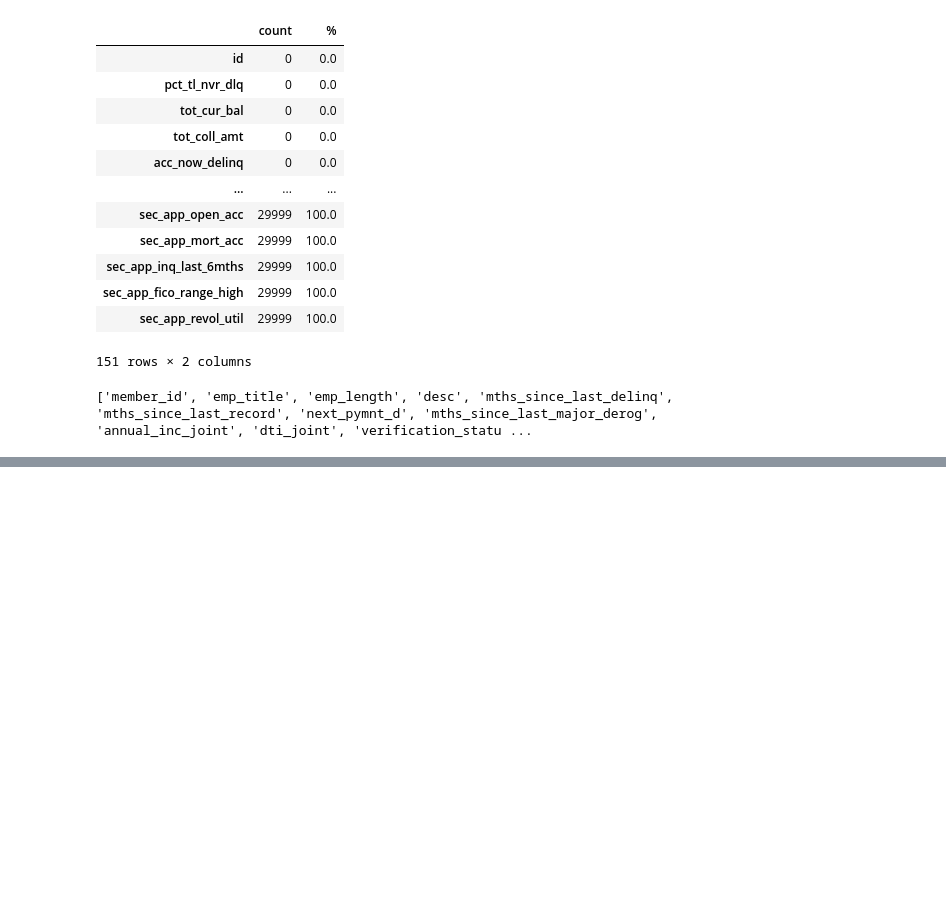
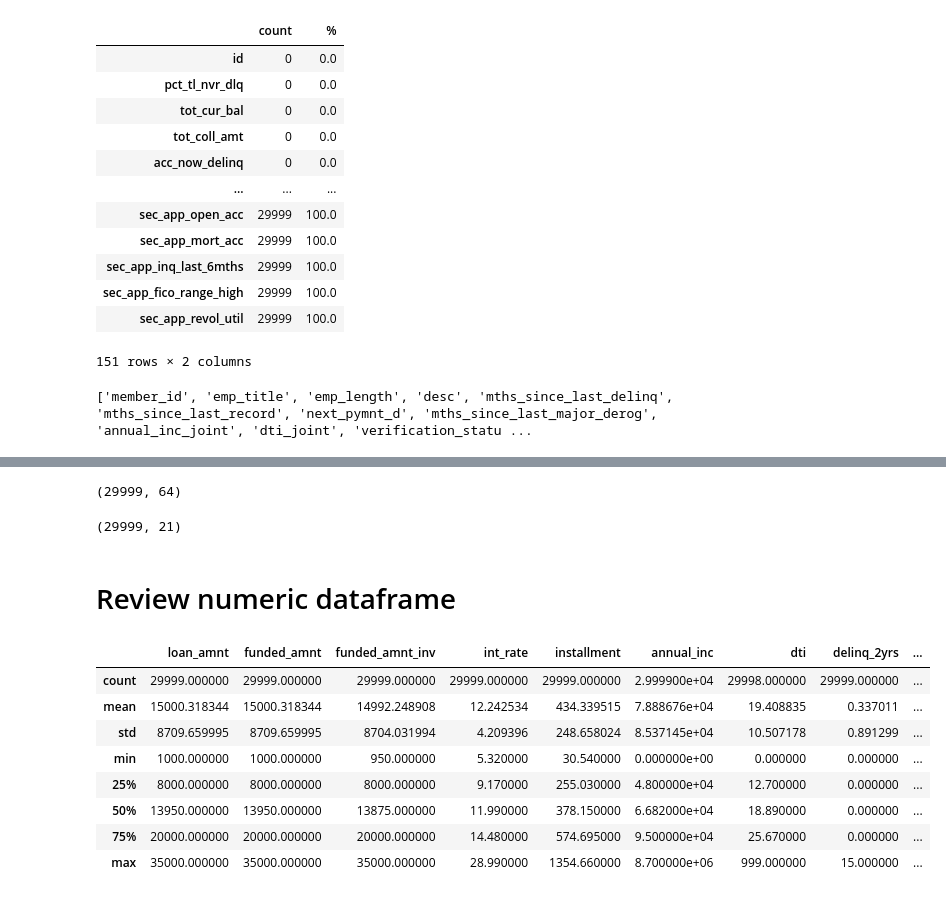
Before and after one commit to jjobes90/Loan-Approval, a Jupyter notebook: Second_Capstone_Data_Cleaning.ipynb, the cells around one changed output, grey strips where cells are left out. Saved outputs shown, nothing was run; the diff lists cells and outputs as text; code cells hidden in the pictures; blank space fills up the shorter version.

```diff
--- a/Second_Capstone_Data_Cleaning.ipynb
+++ b/Second_Capstone_Data_Cleaning.ipynb
@@ -1,8 +3,12 @@
 # %%
 import pandas as pd
+import numpy as np
 import matplotlib.pyplot as plt
 import seaborn as sns
 import os
+
+
+pd.set_option('display.max_columns', 90)
 # %%
 loan_data = pd.read_csv('accepted_2007_to_2018Q4_Copy.csv')
 loan_data.shape
@@ -247,0 +62,4 @@ new_data['title'][0]
+# %%
+# set index to something useful
+
+new_data.set_index('id', inplace=True)
@@ -247,0 +70,9 @@ new_data['title'][0]
+# %%
+numeric_df = new_data.select_dtypes(np.number)
+
+numeric_columns = list(numeric_df)
+
+
+non_numeric_df = new_data.drop(numeric_columns, axis=1)
+
+non_numeric_df_columns = list(non_numeric_df)
@@ -247,0 +99,24 @@ new_data['title'][0]
+# %%
+numeric_df.dtypes.value_counts()
+numeric_df.shape
+# %% [output]
+(29999, 64)
+# %%
+non_numeric_df.dtypes.value_counts()
+non_numeric_df.shape
+# %% [output]
+(29999, 21)
+# %% [markdown]
+# Review numeric dataframe
+# %%
+numeric_df.describe()
+# %% [output]
+|  | loan_amnt | funded_amnt | funded_amnt_inv | int_rate | installment | annual_inc | dti | delinq_2yrs | ... |
+| count | 29999.000000 | 29999.000000 | 29999.000000 | 29999.000000 | 29999.000000 | 2.999900e+04 | 29998.000000 | 29999.000000 | ... |
+| mean | 15000.318344 | 15000.318344 | 14992.248908 | 12.242534 | 434.339515 | 7.888676e+04 | 19.408835 | 0.337011 | ... |
+| std | 8709.659995 | 8709.659995 | 8704.031994 | 4.209396 | 248.658024 | 8.537145e+04 | 10.507178 | 0.891299 | ... |
+| min | 1000.000000 | 1000.000000 | 950.000000 | 5.320000 | 30.540000 | 0.000000e+00 | 0.000000 | 0.000000 | ... |
+| 25% | 8000.000000 | 8000.000000 | 8000.000000 | 9.170000 | 255.030000 | 4.800000e+04 | 12.700000 | 0.000000 | ... |
+| 50% | 13950.000000 | 13950.000000 | 13875.000000 | 11.990000 | 378.150000 | 6.682000e+04 | 18.890000 | 0.000000 | ... |
+| 75% | 20000.000000 | 20000.000000 | 20000.000000 | 14.480000 | 574.695000 | 9.500000e+04 | 25.670000 | 0.000000 | ... |
+| max | 35000.000000 | 35000.000000 | 35000.000000 | 28.990000 | 1354.660000 | 8.700000e+06 | 999.000000 | 15.000000 | ... |
```
Also changed, not shown: parts of 60 cells of this notebook.
